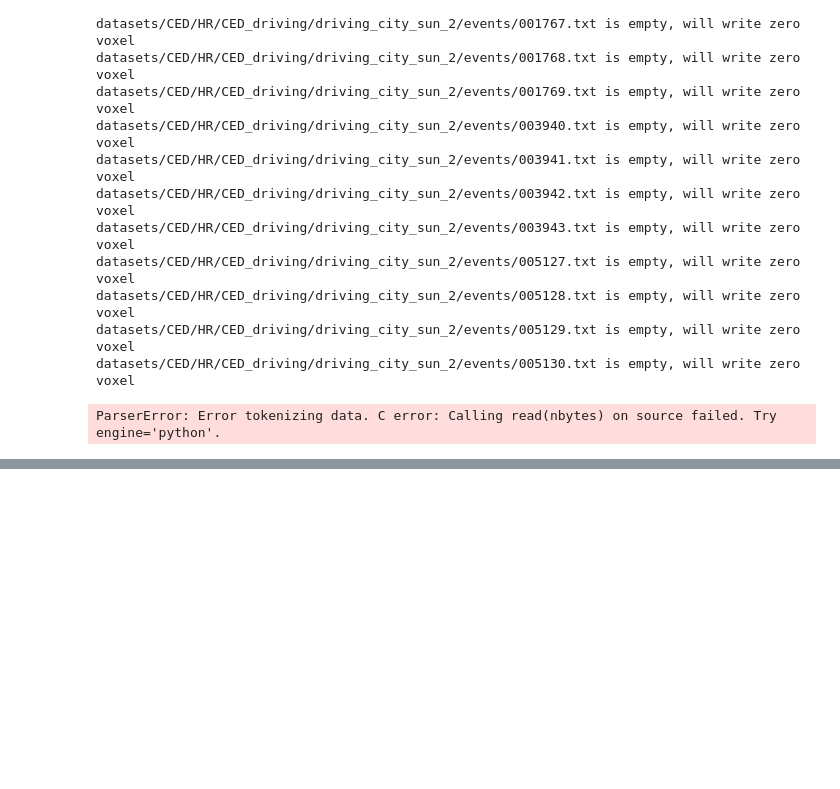
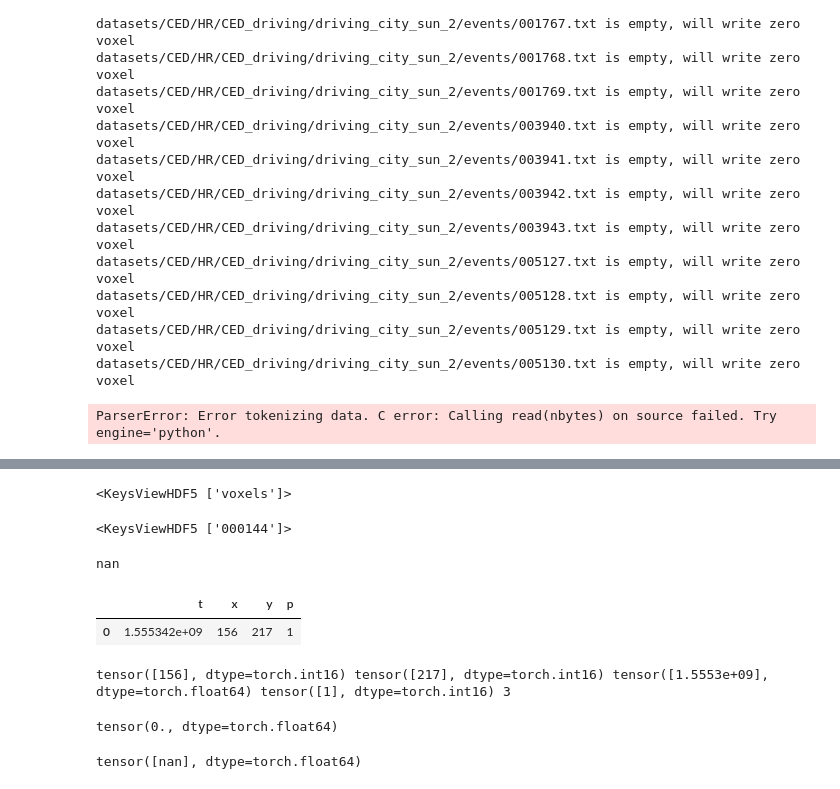
Before and after one commit to DachunKai/e2vsr, a Jupyter notebook: debug.ipynb, the cells around one changed output, grey strips where cells are left out. Drawn from its saved outputs; the diff is of its cells as text; code cells hidden in the pictures; blank space fills up the shorter version.

Commit message:
fix norm_voxel&one event&empty event eroor

```diff
--- a/debug.ipynb
+++ b/debug.ipynb
@@ -473,0 +855,2 @@ ParserError: Error tokenizing data. C error: Calling read(nbytes) on source fail
+# %%
+txt_file = 'datasets/CED/HR/CED_additional_IR_filter/outdoor_shadow_1_infrared/events/000000.txt'
@@ -473,0 +864,8 @@ ParserError: Error tokenizing data. C error: Calling read(nbytes) on source fail
+# %%
+file_2.keys()
+# %% [output]
+<KeysViewHDF5 ['voxels']>
+# %%
+file_2['voxels'].keys()
+# %% [output]
+<KeysViewHDF5 ['000144']>
@@ -473,0 +874,12 @@ ParserError: Error tokenizing data. C error: Calling read(nbytes) on source fail
+# %%
+np.max(v)
+# %% [output]
+nan
+# %%
+import pandas as pd
+data = pd.read_csv(txt_file, delim_whitespace=True, header=None, names=['t', 'x', 'y', 'p'], dtype={'t': np.float64, 'x': np.int16, 'y': np.int16, 'p': np.int16})
+# %%
+data
+# %% [output]
+|  | t | x | y | p |
+| 0 | 1.555342e+09 | 156 | 217 | 1 |
@@ -473,0 +892,12 @@ ParserError: Error tokenizing data. C error: Calling read(nbytes) on source fail
+# %%
+from basicsr.utils.event_utils import *
+bins = 3
+print(x, y, t, p, bins)
+voxel = events_to_voxel_torch(x, y, t, p, bins, device=None, sensor_size=(260, 346))
+# %% [output]
+tensor([156], dtype=torch.int16) tensor([217], dtype=torch.int16) tensor([1.5553e+09], dtype=torch.float64) tensor([1], dtype=torch.int16) 3
+# %%
+dt = t[-1]-t[0]
+print(dt)
+# %% [output]
+tensor(0., dtype=torch.float64)
@@ -473,0 +907,4 @@ ParserError: Error tokenizing data. C error: Calling read(nbytes) on source fail
+# %%
+t_norm
+# %% [output]
+tensor([nan], dtype=torch.float64)
```
Also changed, not shown: parts of 76 cells of this notebook, 20 other files.
